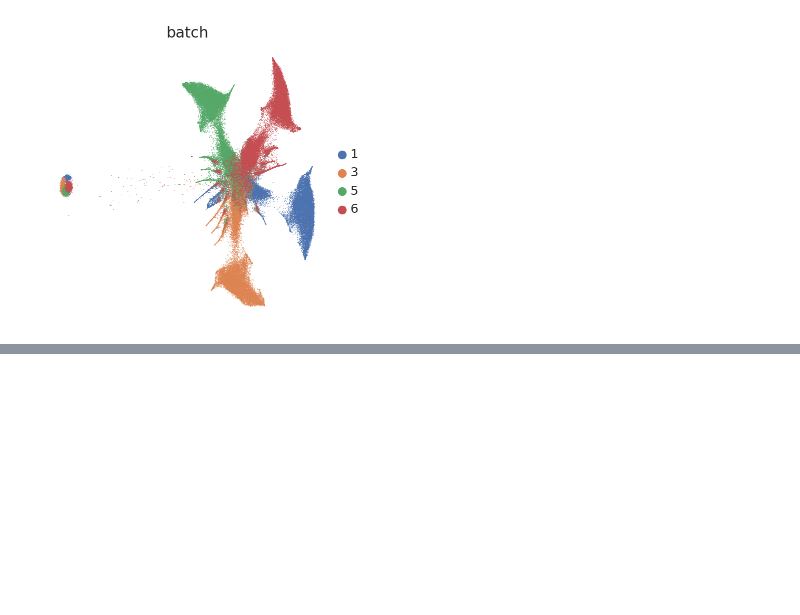
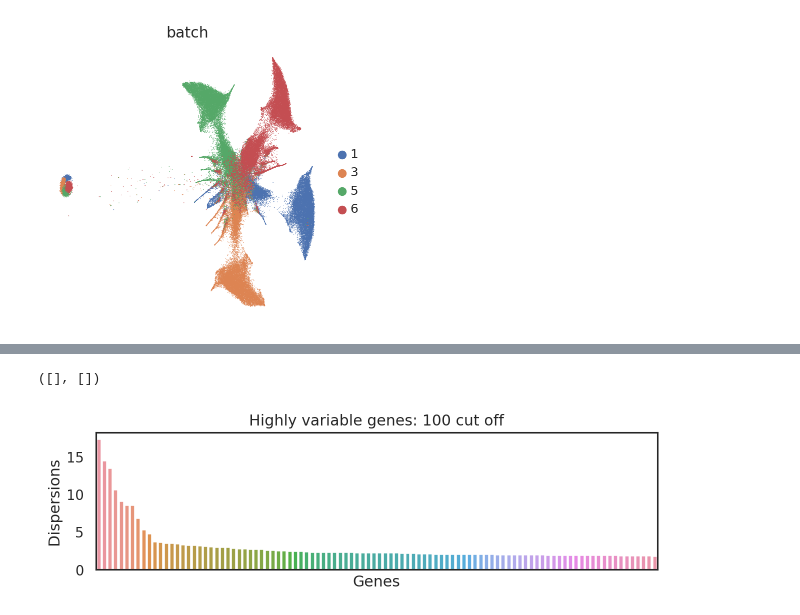
Before and after one commit to jlifferth/scRNAseq_bc, a Jupyter notebook: 04_4903_analysis.ipynb, the cells around one changed output, grey strips where cells are left out. Drawn from its saved outputs; the diff is of its cells as text; code cells hidden in the pictures; blank space fills up the shorter version.

```diff
--- a/04_4903_analysis.ipynb
+++ b/04_4903_analysis.ipynb
@@ -58,0 +124,28 @@ WARNING: saving figure to file figures/umapbatch.png
+# %%
+sc.pp.highly_variable_genes(adata_1, n_top_genes=100, flavor='cell_ranger')
+sc.pp.highly_variable_genes(adata_100, n_top_genes=100, flavor='cell_ranger')
+sc.pp.highly_variable_genes(adata_500, n_top_genes=100, flavor='cell_ranger')
+sc.pp.highly_variable_genes(adata_1000, n_top_genes=100, flavor='cell_ranger')
+sc.pp.highly_variable_genes(adata_1500, n_top_genes=100, flavor='cell_ranger')
+sc.pp.highly_variable_genes(adata_2000, n_top_genes=100, flavor='cell_ranger')
+
+hv_idx_1 = adata_1.var['highly_variable']
+hv_idx_100 = adata_100.var['highly_variable']
+hv_idx_500 = adata_500.var['highly_variable']
+hv_idx_1000 = adata_1000.var['highly_variable']
+hv_idx_1500 = adata_1500.var['highly_variable']
+hv_idx_2000 = adata_2000.var['highly_variable']
+
+hv_1 =  adata_1.var[hv_idx_1 == True]
+hv_100 =  adata_100.var[hv_idx_100 == True]
+hv_500 =  adata_500.var[hv_idx_500 == True]
+hv_1000 =  adata_1000.var[hv_idx_1000 == True]
+hv_1500 =  adata_1500.var[hv_idx_1500 == True]
+hv_2000 =  adata_2000.var[hv_idx_2000 == True]
+
+hv_1 = hv_1.sort_values('dispersions', ascending=False)
+hv_100 = hv_100.sort_values('dispersions', ascending=False)
+hv_500 = hv_500.sort_values('dispersions', ascending=False)
+hv_1000 = hv_1000.sort_values('dispersions', ascending=False)
+hv_1500 = hv_1500.sort_values('dispersions', ascending=False)
+hv_2000 = hv_2000.sort_values('dispersions', ascending=False)
@@ -58,0 +170,10 @@ WARNING: saving figure to file figures/umapbatch.png
+# %%
+plt.figure(figsize=(8,2))
+sns.barplot(data=hv_100, x=hv_100.index, y='dispersions')
+plt.title('Highly variable genes: 100 cut off')
+plt.xlabel('Genes')
+plt.ylabel('Dispersions')
+plt.xticks([])
+# %% [output]
+([], [])
+[figure, added]
```
Also changed, not shown: parts of 29 cells of this notebook.
